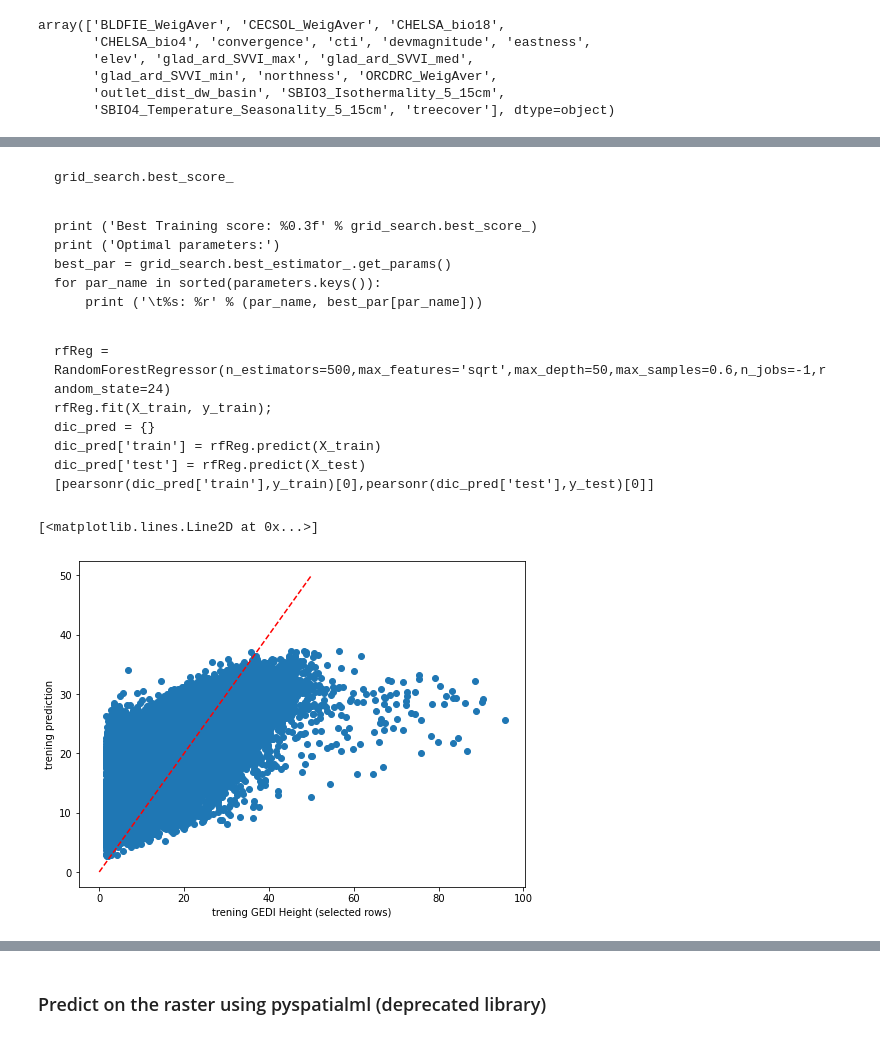
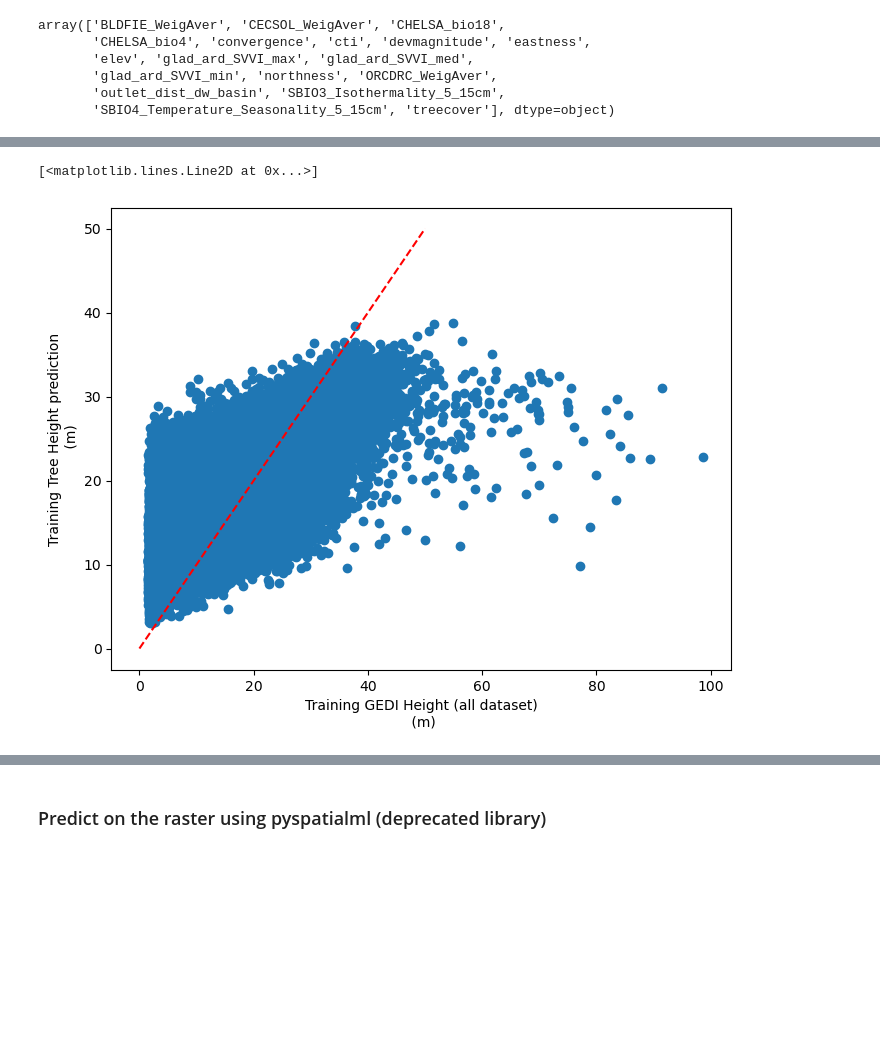
Before and after one commit to selvaje/SE_data, a Jupyter notebook: exercise/Tree_Height_03RF_pred_SM.ipynb, the cells around one changed output, grey strips where cells are left out. Cells and saved outputs as stored; diff of their text form; code cells hidden in the pictures; blank space fills up the shorter version.

```diff
--- a/exercise/Tree_Height_03RF_pred_SM.ipynb
+++ b/exercise/Tree_Height_03RF_pred_SM.ipynb
@@ -300,5 +313,5 @@ array([ 1, 13,  0,  6,  8,  2,  4, 16,  5, 15,  3, 12, 11,  9,  7, 14, 10,
 # %%
-plt.rcParams["figure.figsize"] = (6,12)
+plt.rcParams["figure.figsize"] = (6,10)
 plt.barh(range(len(feat)),impt[0][ind],color="b", xerr=impt[1][ind], align="center")
 plt.yticks(range(len(feat)),feat[ind]);
 # %% [output]
@@ -494,28 +528,13 @@ grid_search.fit(X_train,y_train)
-# %% [markdown]
-    grid_search.best_score_
-# %% [markdown]
-    print ('Best Training score: %0.3f' % grid_search.best_score_)
-    print ('Optimal parameters:')
-    best_par = grid_search.best_estimator_.get_params()
-    for par_name in sorted(parameters.keys()):
-        print ('\t%s: %r' % (par_name, best_par[par_name]))
-# %% [markdown]
-    rfReg = RandomForestRegressor(n_estimators=500,max_features='sqrt',max_depth=50,max_samples=0.6,n_jobs=-1,random_state=24)
-    rfReg.fit(X_train, y_train);
-    dic_pred = {}
-    dic_pred['train'] = rfReg.predict(X_train)
-    dic_pred['test'] = rfReg.predict(X_test)
-    [pearsonr(dic_pred['train'],y_train)[0],pearsonr(dic_pred['test'],y_test)[0]]
 # %%
 plt.rcParams["figure.figsize"] = (8,6)
 plt.scatter(y_train,dic_pred['train'])
-plt.xlabel('trening GEDI Height (selected rows)')
-plt.ylabel('trening prediction')
+plt.xlabel('Training GEDI Height (all dataset)\n (m)')
+plt.ylabel('Training Tree Height prediction\n (m)')
 ident = [0, 50]
 plt.plot(ident,ident,'r--')
 # %% [output]
 [<matplotlib.lines.Line2D at 0x...>]
-[figure, old version]
+[figure, new version]
 # %%
 plt.rcParams["figure.figsize"] = (8,6)
 plt.scatter(y_test,dic_pred['test'])
```
Also changed, not shown: parts of 94 cells of this notebook.
